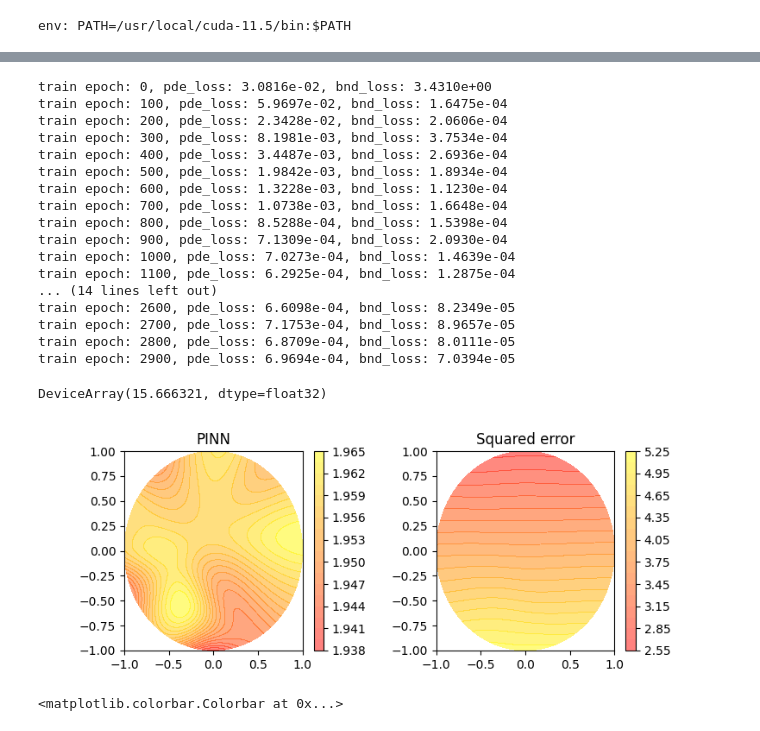
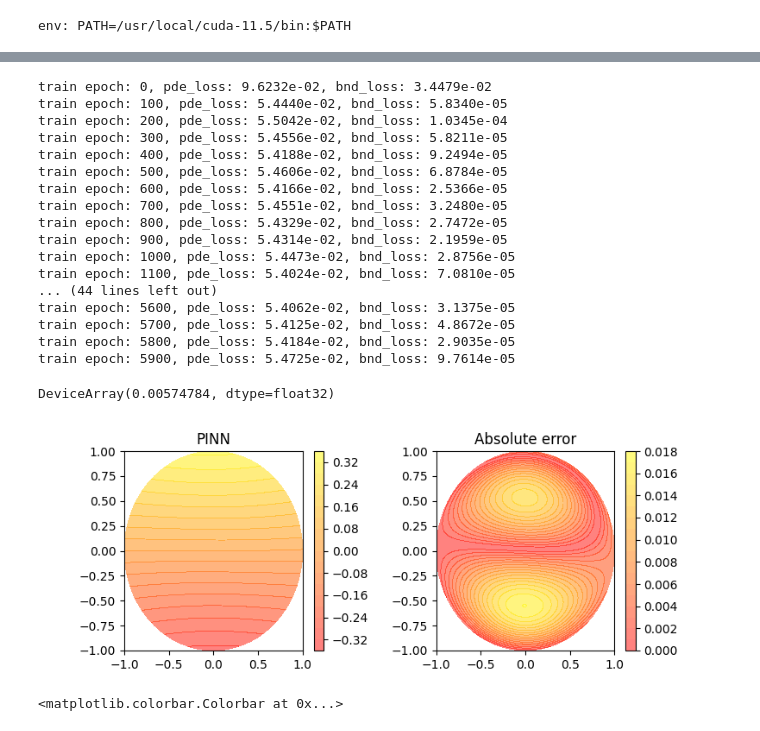
Before and after one commit to schaffer9/MagPI, a Jupyter notebook: examples/stray_field/ball_with_const_magnetization_deep_ritz.ipynb, the cells around one changed output, grey strips where cells are left out. Cells and saved outputs as stored; diff of their text form; code cells hidden in the pictures.

```diff
--- a/examples/stray_field/ball_with_const_magnetization_deep_ritz.ipynb
+++ b/examples/stray_field/ball_with_const_magnetization_deep_ritz.ipynb
@@ -50,7 +48,7 @@ tx = optax.adam(0.001)
 
 init_state1 = TrainState.create(
     apply_fn=phi1.apply,
-    params=params['params'],
+    params=params,
     tx=tx
 )
 
@@ -77,5 +75,5 @@ for epoch in range(0, 4000):
         epoch_metrics = tree_map(mean, epoch_metrics)
         print(f"train epoch: {epoch}, pde_loss: {epoch_metrics['pde_loss']:.4e}, bnd_loss: {epoch_metrics['bnd_loss']:.4e}")
 
-params1 = {'params': state1.params}
+params1 = state1.params
 # %% [output]
@@ -120,10 +118,10 @@ phi_bnd = phi2_solution(x_bnd, _x_bnd)
 key, subkey = random.split(key, 2)
 phi2, params2 = mlp(subkey, [3, 40, 40, 1])
 
-tx = optax.adam(0.001)
+tx = optax.adam(0.01)
 init_state2 = TrainState.create(
     apply_fn=phi2.apply,
-    params=params2['params'],
+    params=params2,
     tx=tx
 )
 
@@ -137,7 +135,7 @@ def loss2(params, x_dom, x_bnd, y_bnd):
     return _loss, {'pde_loss': pde_loss, 'bnd_loss': bnd_loss, 'loss': _loss}
 # %%
 state2 = init_state2
-for epoch in range(0, 3000):
+for epoch in range(0, 6000):
     key, subkey = random.split(key)
     data = make_batches(subkey, phi_bnd)
     state2, epoch_metrics = run_epoch(state2, loss2, data)
@@ -145,64 +143,63 @@ for epoch in range(0, 3000):
         epoch_metrics = tree_map(mean, epoch_metrics)
         print(f"train epoch: {epoch}, pde_loss: {epoch_metrics['pde_loss']:.4e}, bnd_loss: {epoch_metrics['bnd_loss']:.4e}")
 
-params2 = {'params': state2.params}
+params2 = state2.params
 # %% [output]
-train epoch: 0, pde_loss: 3.0816e-02, bnd_loss: 3.4310e+00
-train epoch: 100, pde_loss: 5.9697e-02, bnd_loss: 1.6475e-04
-train epoch: 200, pde_loss: 2.3428e-02, bnd_loss: 2.0606e-04
-train epoch: 300, pde_loss: 8.1981e-03, bnd_loss: 3.7534e-04
-train epoch: 400, pde_loss: 3.4487e-03, bnd_loss: 2.6936e-04
-train epoch: 500, pde_loss: 1.9842e-03, bnd_loss: 1.8934e-04
-train epoch: 600, pde_loss: 1.3228e-03, bnd_loss: 1.1230e-04
-train epoch: 700, pde_loss: 1.0738e-03, bnd_loss: 1.6648e-04
-train epoch: 800, pde_loss: 8.5288e-04, bnd_loss: 1.5398e-04
-train epoch: 900, pde_loss: 7.1309e-04, bnd_loss: 2.0930e-04
-train epoch: 1000, pde_loss: 7.0273e-04, bnd_loss: 1.4639e-04
-train epoch: 1100, pde_loss: 6.2925e-04, bnd_loss: 1.2875e-04
-... (14 lines left out)
-train epoch: 2600, pde_loss: 6.6098e-04, bnd_loss: 8.2349e-05
-train epoch: 2700, pde_loss: 7.1753e-04, bnd_loss: 8.9657e-05
-train epoch: 2800, pde_loss: 6.8709e-04, bnd_loss: 8.0111e-05
-train epoch: 2900, pde_loss: 6.9694e-04, bnd_loss: 7.0394e-05
+train epoch: 0, pde_loss: 9.6232e-02, bnd_loss: 3.4479e-02
+train epoch: 100, pde_loss: 5.4440e-02, bnd_loss: 5.8340e-05
+train epoch: 200, pde_loss: 5.5042e-02, bnd_loss: 1.0345e-04
+train epoch: 300, pde_loss: 5.4556e-02, bnd_loss: 5.8211e-05
+train epoch: 400, pde_loss: 5.4188e-02, bnd_loss: 9.2494e-05
+train epoch: 500, pde_loss: 5.4606e-02, bnd_loss: 6.8784e-05
+train epoch: 600, pde_loss: 5.4166e-02, bnd_loss: 2.5366e-05
+train epoch: 700, pde_loss: 5.4551e-02, bnd_loss: 3.2480e-05
+train epoch: 800, pde_loss: 5.4329e-02, bnd_loss: 2.7472e-05
+train epoch: 900, pde_loss: 5.4314e-02, bnd_loss: 2.1959e-05
+train epoch: 1000, pde_loss: 5.4473e-02, bnd_loss: 2.8756e-05
+train epoch: 1100, pde_loss: 5.4024e-02, bnd_loss: 7.0810e-05
+... (44 lines left out)
+train epoch: 5600, pde_loss: 5.4062e-02, bnd_loss: 3.1375e-05
+train epoch: 5700, pde_loss: 5.4125e-02, bnd_loss: 4.8672e-05
+train epoch: 5800, pde_loss: 5.4184e-02, bnd_loss: 2.9035e-05
+train epoch: 5900, pde_loss: 5.4725e-02, bnd_loss: 9.7614e-05
 # %%
 
 def nn_solution(x):
     return phi1.apply(params1, x) + phi2.apply(params2, x)
 
-
 y_sol1 = phi1.apply(params1, x_dom) + phi2_solution(x_dom, x_bnd)
 y_sol2 = nn_solution(x_dom)
 y_analytic = x_dom[:, 2] / 3
-mean((y_analytic - y_sol2) ** 2)
+mean(abs(y_analytic - y_sol2))
 # %% [output]
-DeviceArray(15.666321, dtype=float32)
+DeviceArray(0.00574784, dtype=float32)
 # %%
 import itertools
 import numpy as np
 
 def plot_sol(sol, ax):
     plt.sca(ax)
     N = 1000
     x = np.linspace(-1, 1, N)
     z = np.linspace(-1, 1, N)
     X = np.array([_x for _x in itertools.product(x, z)])
     _X = jnp.asarray(X)
     _X = jnp.insert(_X, array([1]), zeros((N * N, 1)), 1)
     phi = np.array(sol(_X))
     phi[np.linalg.norm(X, axis=-1) > 1.] = np.nan
 
     p = ax.contourf(x, z, phi.reshape(N, N).T, 20, cmap=plt.get_cmap("autumn"), alpha=0.5)
     plt.colorbar(p)
 
 fig = plt.figure(figsize=(8, 3))
 ax1, ax2 = fig.subplots(1, 2)
 plt.subplots_adjust(wspace=0.4)
 ax1.set_title("PINN")
 plot_sol(lambda x: phi2.apply(params2, x), ax1)
-ax2.set_title("Squared error")
-plot_sol(lambda x: (x[..., 2] / 3 -  phi2.apply(params2, x)) ** 2, ax2)
+ax2.set_title("Absolute error")
+plot_sol(lambda x: abs(x[..., 2] / 3 -  phi2.apply(params2, x)), ax2)
 # %% [output]
-[figure, old version]
+[figure, new version]
 # %%
 fig = plt.figure()
 ax = fig.add_subplot(projection='3d')
```
Also changed, not shown: parts of 2 cells of this notebook, 18 other files.
